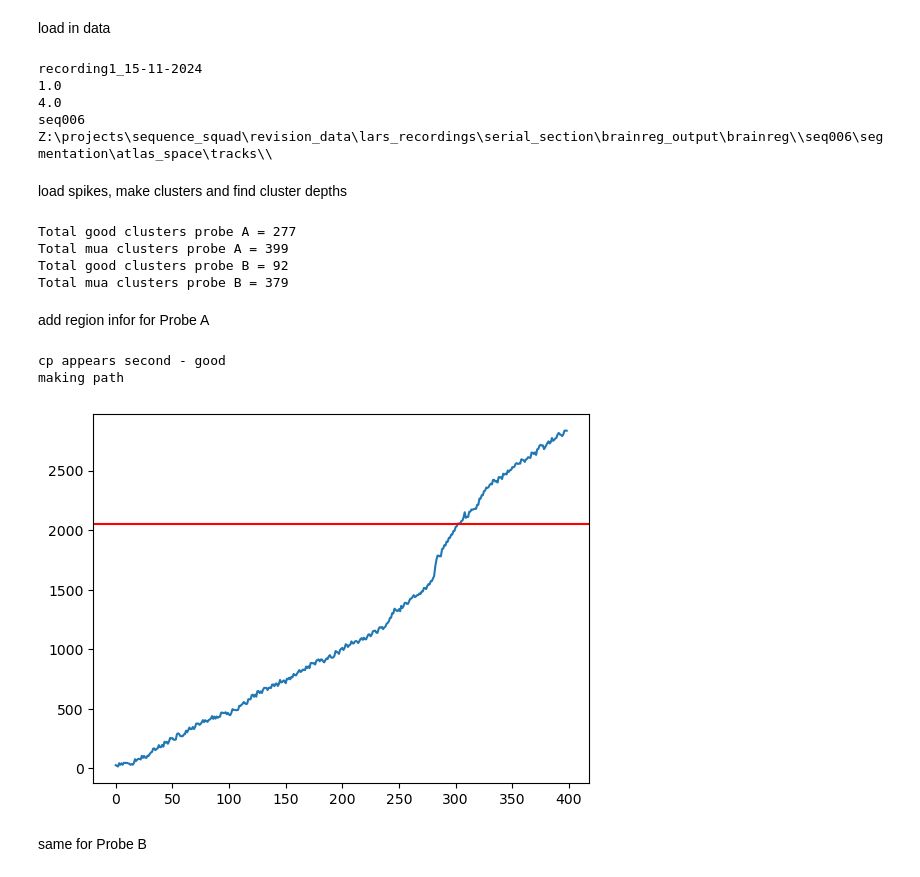
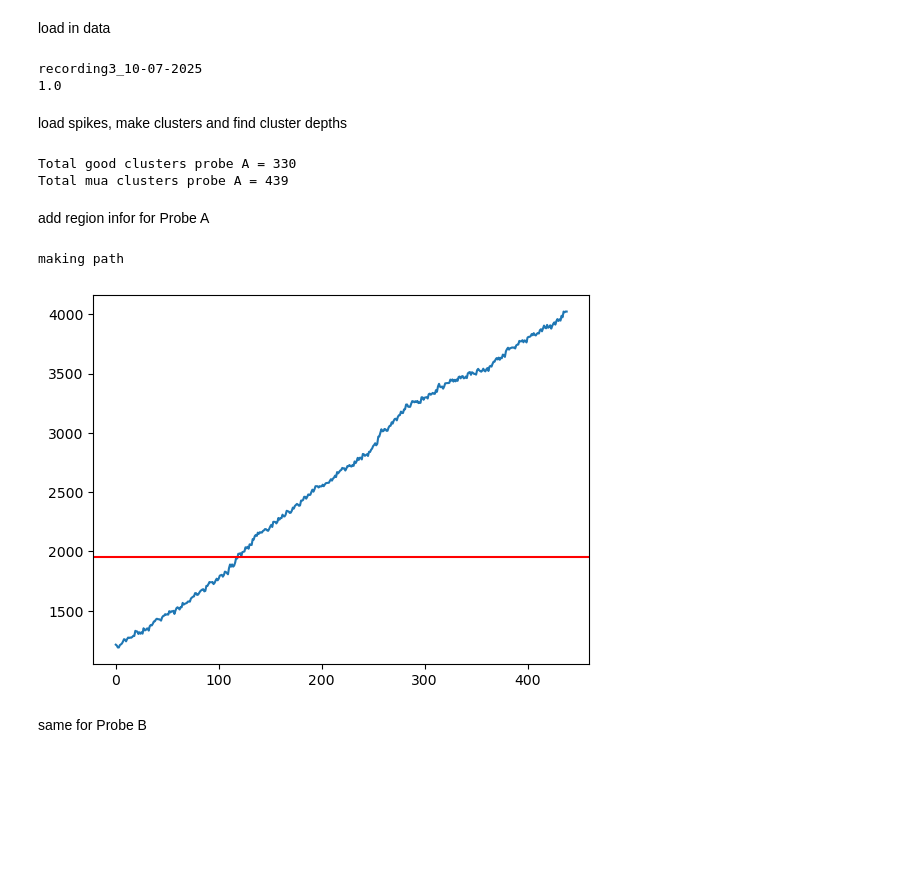
Before and after one commit to SainsburyWellcomeCentre/sequences_neuropixel_preprocess, a Jupyter notebook: 6_align_data.ipynb, the cells around one changed output. Saved outputs shown, nothing was run; the diff lists cells and outputs as text; code cells hidden in the pictures; blank space fills up the shorter version.

```diff
--- a/6_align_data.ipynb
+++ b/6_align_data.ipynb
@@ -4,9 +4,9 @@
 from Utilities.alignment_functions import *
 
 #'seq006_1_3'
-mir = 'seq006_1_1'
+mir = 'seq052_1_3'
 
-probeA_shanks = [0,0,1,0]   # 1 == used, 0 == not used
+probeA_shanks = [0,0,3,0]   # 1 == used, 0 == not used
 probeB_shanks = [1,1,1,1]   # 1 == used, 0 == not used
 # %% [markdown]
 # Choose data to process:
@@ -20,11 +20,15 @@ path_ = r"Z:\projects\sequence_squad\revision_data\lars_recordings\ephys\\"
 base_recording_paths = []
 for q in os.listdir(path_):
     if not 'other_sessions' in q:
-        if not 'sp5_recordings' in q:
-            folder = os.path.join(path_,q)
-            for q in os.listdir(folder):
-                base_recording_paths+=[os.path.join(folder,q)]
-
+        folder = os.path.join(path_,q)
+        for q in os.listdir(folder):
+            if '202' in q:
+                if not 'trash' in q and not 'trash' in folder:
+                    base_recording_paths+=[os.path.join(folder,q)]
+            else:
+                for l in os.listdir(os.path.join(folder,q)):
+                    if not 'trash' in q and not 'trash' in folder and not 'trash' in l:
+                        base_recording_paths+=[os.path.join(folder,q,l)]
 
 # gather the corespoding organised paths for each raw dat file
 organised_path = r"Z:\projects\sequence_squad\revision_data\organised_data\animals\\"
@@ -199,11 +202,8 @@ for shank, used in enumerate(probeB_shanks):
 A_probes = [pd.read_csv(os.path.join(b_reg_path, file)) for file in A_csv_files]
 B_probes = [pd.read_csv(os.path.join(b_reg_path, file)) for file in B_csv_files]
 # %% [output]
-recording1_15-11-2024
+recording3_10-07-2025
 1.0
-4.0
-seq006
-Z:\projects\sequence_squad\revision_data\lars_recordings\serial_section\brainreg_output\brainreg\\seq006\segmentation\atlas_space\tracks\\
 # %% [markdown]
 load spikes, make clusters and find cluster depths
 # %%
@@ -279,10 +279,8 @@ if probeB_bool:
     mua_df_B = create_clusters_with_depths(spikes_path,mua_indices,spike_times,clusters)
     print('Total mua clusters probe B = ' + str(len(mua_df_B)))
 # %% [output]
-Total good clusters probe A = 277
-Total mua clusters probe A = 399
-Total good clusters probe B = 92
-Total mua clusters probe B = 379
+Total good clusters probe A = 330
+Total mua clusters probe A = 439
 # %% [markdown]
 add region infor for Probe A
 # %%
@@ -301,39 +299,45 @@ for i in range(len(A_probes)):
         callosum_dist_from_tip = max(A_probes[i]['Distance from first position [um]']) - callosum_um
     probeA_callosum_dist_from_tip += [callosum_dist_from_tip]
 probeA_callosum_dist_from_tip = np.mean(probeA_callosum_dist_from_tip)
+
+
+###### APRIXIMATION BECAUSE I DONT YET HAVE THE HISTOLOGY - REDO THESE!
+probeA_callosum_dist_from_tip = (max(good_df_A.cluster_depth) - min(good_df_A.cluster_depth)) * 0.7
+#######################################################################
+
+
 
 plt.plot(mua_df_A.cluster_depth)
 plt.axhline(probeA_callosum_dist_from_tip, color = 'red')
 
 # now for probe A take everyhthing that is bellow the callosum
 ## add region to the dataframes
 positions_ = []
 for item in good_df_A.cluster_depth.values:
     if item < probeA_callosum_dist_from_tip:
         positions_+= ['striatum']
     else:
         positions_+= ['m_cortex']
 good_df_A['Region'] = positions_
 
 positions_ = []
 for item in mua_df_A.cluster_depth.values:
     if item < probeA_callosum_dist_from_tip:
         positions_+= ['striatum']
     else:
         positions_+= ['m_cortex']
 mua_df_A['Region'] = positions_
 
 ## Save out data
 s_path = org_directory + r"\ephys\probeA\non_curated_spikes\\"
 if not os.path.isdir(s_path):
     os.mkdir(s_path)
     print('making path')
 good_df_A.to_csv(s_path + 'good_units_df.csv')
 mua_df_A.to_csv(s_path + 'multiunits_df.csv')
 # %% [output]
-cp appears second - good
 making path
-[figure, old version]
+[figure, new version]
 # %% [markdown]
 same for Probe B
 # %%
```
Also changed, not shown: parts of 25 cells of this notebook, 1 other file.
